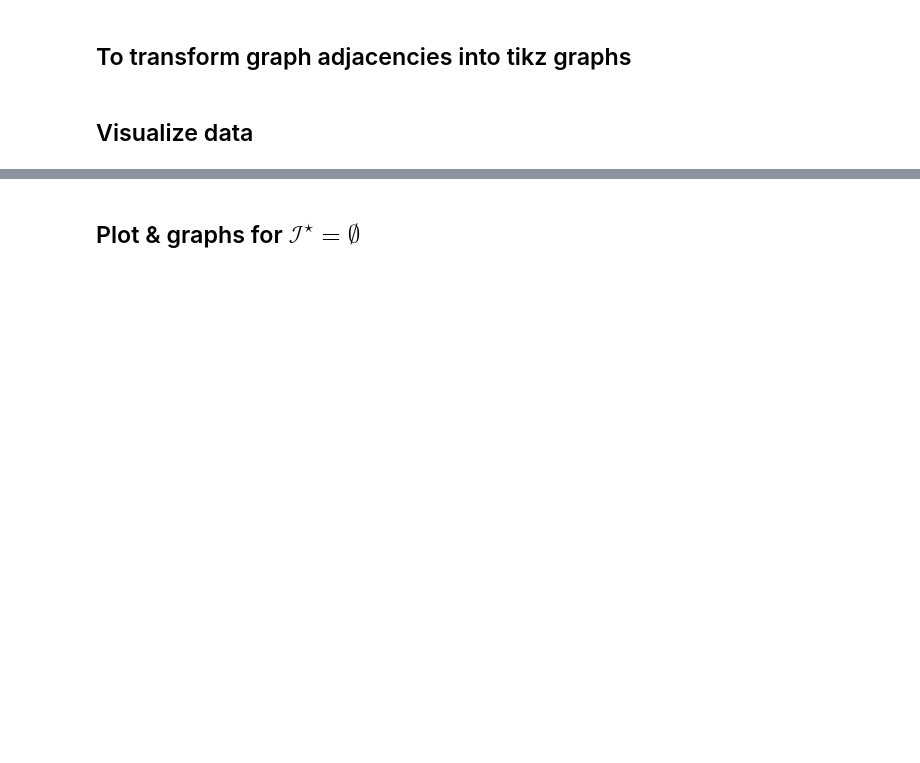
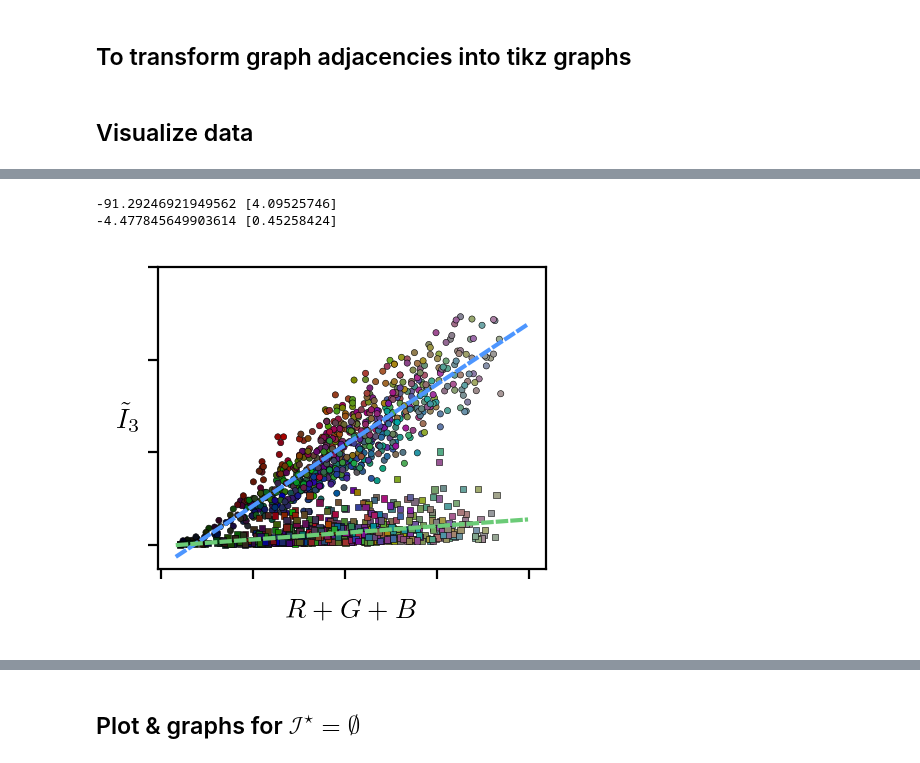
Before and after one commit to juangamella/gnies-paper, a Jupyter notebook: figures_light_tunnel.ipynb, the cells around one changed output, grey strips where cells are left out. Cells and saved outputs as stored; diff of their text form; code cells hidden in the pictures; blank space fills up the shorter version.

```diff
--- a/figures_light_tunnel.ipynb
+++ b/figures_light_tunnel.ipynb
@@ -244,0 +239,55 @@ plt.savefig("figures/scatter_lt.pdf", bbox_inches="tight")
+# %%
+plt.figure(figsize=(2.5,2), dpi=200)
+kwargs = {'s': 5, 'linewidth': 0.2, 'edgecolor': 'black'}
+
+x_ref = df_ref[['red', 'green', 'blue']].values.sum(axis=1)
+y_ref = df_ref.ir_3,
+c_ref = df_ref[['red', 'green', 'blue']].values / 255 * 2
+plt.scatter(x_ref, y_ref, c=c_ref, **kwargs, marker='o')
+
+x_pol_1 = df_pol_1[['red', 'green', 'blue']].values.sum(axis=1)
+y_pol_1 = df_pol_1.ir_3,
+c_pol_1 = df_pol_1[['red', 'green', 'blue']].values / 255 * 2
+plt.scatter(x_pol_1, y_pol_1, c=c_pol_1, **kwargs, marker='s')
+
+plt.xlabel("$R + G + B$")
+plt.ylabel(r"$\tilde{I}_3$", rotation=0, va="center")
+
+# Regression lines
+
+# reference
+from sklearn.linear_model import LinearRegression
+X_ref = df_ref[['red', 'green', 'blue']].values.sum(axis=1, keepdims=True)
+reg = LinearRegression().fit(X_ref, df_ref.ir_3.values)
+x1, x2 = 10, 255
+print(reg.intercept_, reg.coef_)
+b0,b1 = reg.intercept_, reg.coef_[0]
+plt.plot([x1, x2], [b0 + b1*x1, b0 + b1*x2], color=cblue, linewidth=1.5, linestyle=(0,(3,0.5)))
+
+# pol_1
+X_ref = df_pol_1[['red', 'green', 'blue']].values.sum(axis=1, keepdims=True)
+reg = LinearRegression().fit(X_ref, df_pol_1.ir_3.values)
+print(reg.intercept_, reg.coef_)
+b0,b1 = reg.intercept_, reg.coef_[0]
+plt.plot([x1, x2], [b0 + b1*x1, b0 + b1*x2], color=cgreen, linewidth=1.5, linestyle=(0,(3,0.5)))
+
+# Build legend
+method_entries = [Line2D([0], [0],
+                         linewidth=0,
+                         linestyle=None,
+                         marker='.',
+                         color=c) for c in ['gray', cred, cgreen, cblue, 'black']]
+method_str = [r'$I = \emptyset$',
+              r'$I = \{R\}$',
+              r'$I = \{G\}$',
+              r'$I = \{B\}$',
+              r'$I = \{\theta_1\}$',
+             ]
+
+plt.xticks([0,64,128,128+64,256], [])
+plt.yticks([0,400,800,1200], [])
+plt.savefig("figures/scatter_lt.pdf", bbox_inches="tight")
+# %% [output]
+-91.29246921949562 [4.09525746]
+-4.477845649903614 [0.45258424]
+[figure, added]
```
Also changed, not shown: parts of 46 cells of this notebook.
